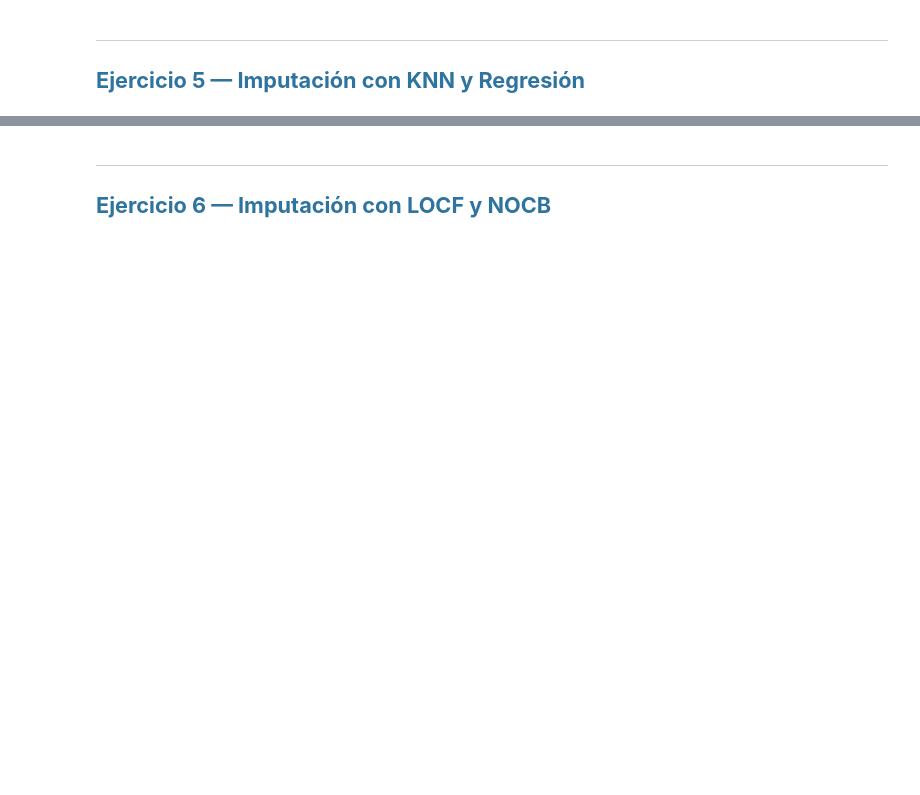
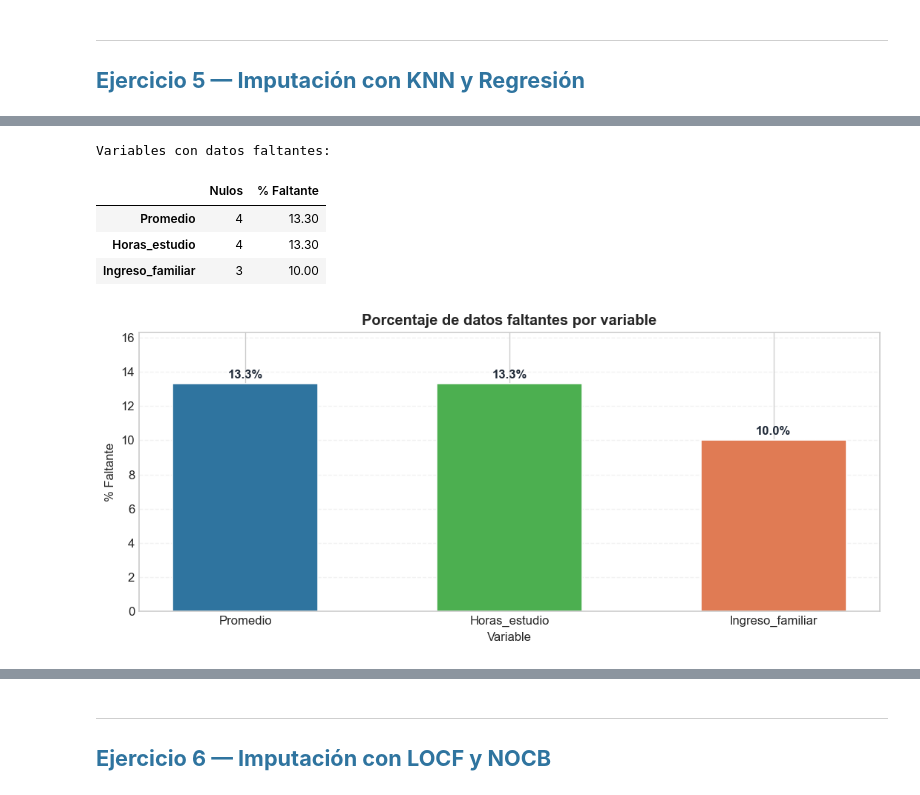
Before and after one commit to caamilo03/wine-quality, a Jupyter notebook: sesiones_practicas/sp_5_Camilo_Loaiza_Sarai_Restrepo.ipynb, the cells around one changed output, grey strips where cells are left out. Drawn from its saved outputs; the diff is of its cells as text; code cells hidden in the pictures; blank space fills up the shorter version.

```diff
--- a/sesiones_practicas/sp_5_Camilo_Loaiza_Sarai_Restrepo.ipynb
+++ b/sesiones_practicas/sp_5_Camilo_Loaiza_Sarai_Restrepo.ipynb
@@ -614,0 +674,38 @@ plt.show()
+# %%
+# Reporte de valores faltantes + gráfica de porcentaje
+nulos_df = df_ej5.isnull().sum()
+pct_df   = (nulos_df / n * 100).round(1)
+resumen_nulos = pd.DataFrame({'Nulos': nulos_df, '% Faltante': pct_df})
+resumen_nulos = resumen_nulos[resumen_nulos['Nulos'] > 0].sort_values('% Faltante', ascending=False)
+
+print('Variables con datos faltantes:')
+display(resumen_nulos)
+
+fig, ax = plt.subplots(figsize=(9, 4), dpi=120)
+bars = ax.bar(
+    resumen_nulos.index,
+    resumen_nulos['% Faltante'],
+    color=['#2F749F', '#4CAF50', '#E07B54'],
+    edgecolor='white', linewidth=1.0, width=0.55
+)
+for b in bars:
+    ax.text(
+        b.get_x() + b.get_width()/2,
+        b.get_height() + 0.2,
+        f'{b.get_height():.1f}%',
+        ha='center', va='bottom', fontsize=10, fontweight='bold', color='#1F2937'
+    )
+ax.set_title('Porcentaje de datos faltantes por variable', fontsize=12, fontweight='bold')
+ax.set_ylabel('% Faltante')
+ax.set_xlabel('Variable')
+ax.set_ylim(0, max(resumen_nulos['% Faltante']) + 3)
+ax.grid(axis='y', alpha=0.25, linestyle='--')
+plt.tight_layout()
+plt.show()
+# %% [output]
+Variables con datos faltantes:
+|  | Nulos | % Faltante |
+| Promedio | 4 | 13.30 |
+| Horas_estudio | 4 | 13.30 |
+| Ingreso_familiar | 3 | 10.00 |
+[figure, added]
```
Also changed, not shown: parts of 16 cells of this notebook, 4 other files.
